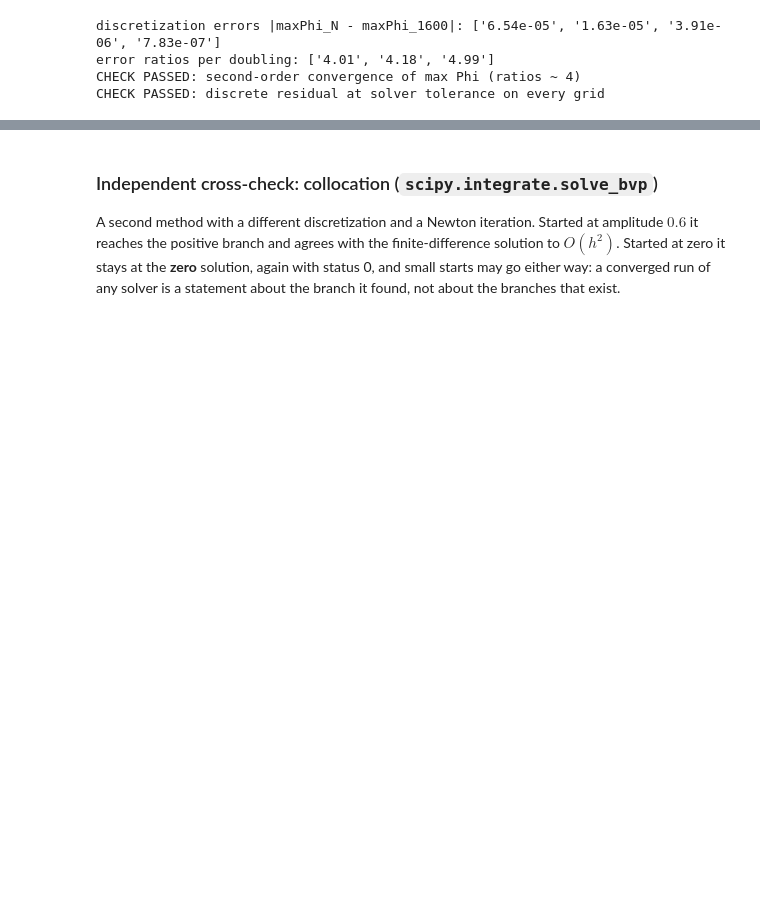
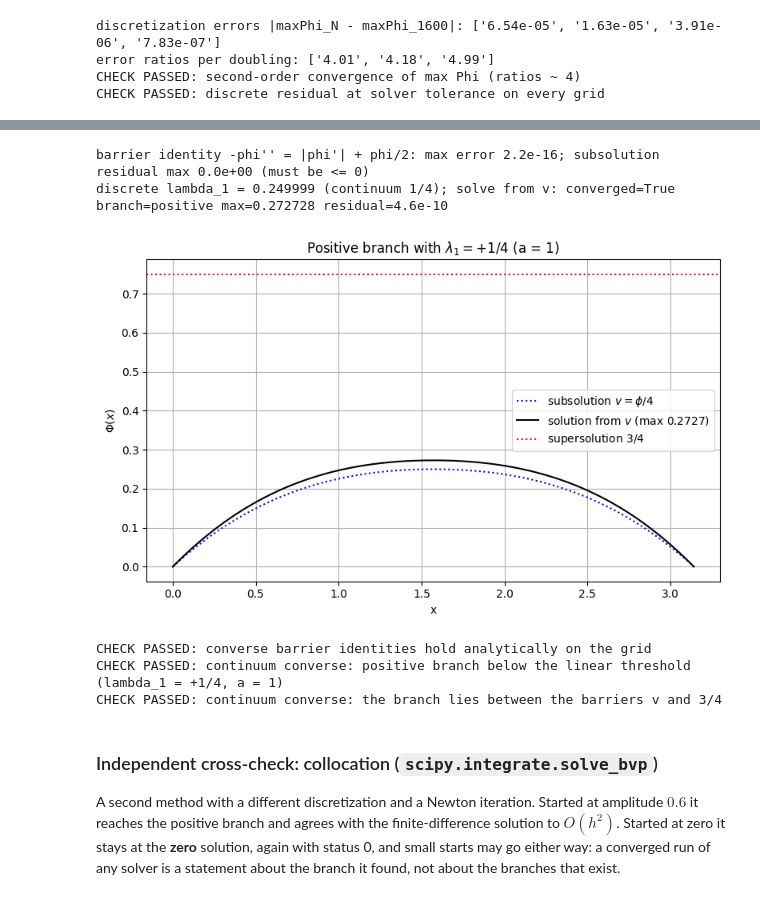
Before and after one commit to Project-Navi/navi-creative-determinant, a Jupyter notebook: notebooks/cd_pde_demo.ipynb, the cells around one changed output, grey strips where cells are left out. Drawn from its saved outputs; the diff is of its cells as text; code cells hidden in the pictures; blank space fills up the shorter version.

```diff
--- a/notebooks/cd_pde_demo.ipynb
+++ b/notebooks/cd_pde_demo.ipynb
@@ -361,3 +367,63 @@ CHECK PASSED: discrete residual at solver tolerance on every grid
+# %%
+def converse_barrier(x):
+    """phi(x) = e^{(pi/2 - t)/2} sin(t/2) / sin(pi/4), t = min(x, pi - x), and its derivatives."""
+    x = np.asarray(x, dtype=float)
+    t = np.minimum(x, np.pi - x)
+    factor = np.exp((np.pi / 2 - t) / 2) / np.sin(np.pi / 4)
+    phi = factor * np.sin(t / 2)
+    dphi = np.where(x <= np.pi / 2, 1.0, -1.0) * 0.5 * factor * (np.cos(t / 2) - np.sin(t / 2))
+    ddphi = -0.5 * factor * np.cos(t / 2)
+    return phi, dphi, ddphi
+
+
+Lc, Nc = np.pi, 800
+xc = np.linspace(0.0, Lc, Nc + 2)
+phi_c, dphi_c, ddphi_c = converse_barrier(xc)
+v_c = phi_c / 4
+identity_err = float(np.max(np.abs(-ddphi_c - (np.abs(dphi_c) + phi_c / 2))))
+sub_res = -ddphi_c / 4 - (np.abs(dphi_c / 4) + 0.75 * v_c - v_c**2)
+lam_c = cd.principal_eigenvalue_1d(Nc, Lc, 0.75)
+xc, u_c, info_c = cd.solve_1d_picard(
+    Lc, Nc, 1.0, 0.75, 1.0, p=2.0, initial_guess=v_c, max_iter=20000
+)
+res_c = float(np.max(np.abs(cd.residual_1d(xc, u_c, 1.0, 0.75, 1.0, 2.0))))
+print(
+    f"barrier identity -phi'' = |phi'| + phi/2: max error {identity_err:.1e}; subsolution residual max {sub_res.max():.1e} (must be <= 0)"
+)
+print(
+    f"discrete lambda_1 = {lam_c:.6f} (continuum 1/4); solve from v: converged={info_c['converged']} branch={info_c['branch']} max={info_c['maxPhi']:.6f} residual={res_c:.1e}"
+)
+
+plt.figure()
+plt.plot(xc, v_c, "b:", label=r"subsolution $v=\phi/4$")
+plt.plot(xc, u_c, "k-", label=rf"solution from $v$ (max {info_c['maxPhi']:.4f})")
+plt.axhline(0.75, color="r", linestyle=":", label=r"supersolution $3/4$")
+plt.xlabel("x")
+plt.ylabel(r"$\Phi(x)$")
+plt.title(r"Positive branch with $\lambda_1 = +1/4$ (a = 1)")
+plt.legend()
+plt.tight_layout()
+plt.show()
+
+check(
+    identity_err < 1e-12 and sub_res.max() <= 1e-13,
+    "converse barrier identities hold analytically on the grid",
+)
+check(
+    lam_c > 0 and info_c["converged"] and info_c["branch"] == "positive" and res_c < 1e-7,
+    "continuum converse: positive branch below the linear threshold (lambda_1 = +1/4, a = 1)",
+)
+check(
+    bool(np.all(u_c >= v_c - 1e-12)) and u_c.max() <= 0.75,
+    "continuum converse: the branch lies between the barriers v and 3/4",
+)
+# %% [output]
+barrier identity -phi'' = |phi'| + phi/2: max error 2.2e-16; subsolution residual max 0.0e+00 (must be <= 0)
+discrete lambda_1 = 0.249999 (continuum 1/4); solve from v: converged=True branch=positive max=0.272728 residual=4.6e-10
+[figure, added]
+CHECK PASSED: converse barrier identities hold analytically on the grid
+CHECK PASSED: continuum converse: positive branch below the linear threshold (lambda_1 = +1/4, a = 1)
+CHECK PASSED: continuum converse: the branch lies between the barriers v and 3/4
 # %% [markdown]
 ### Independent cross-check: collocation (`scipy.integrate.solve_bvp`)
 
```
Also changed, not shown: parts of 13 cells of this notebook, 4 other files.
